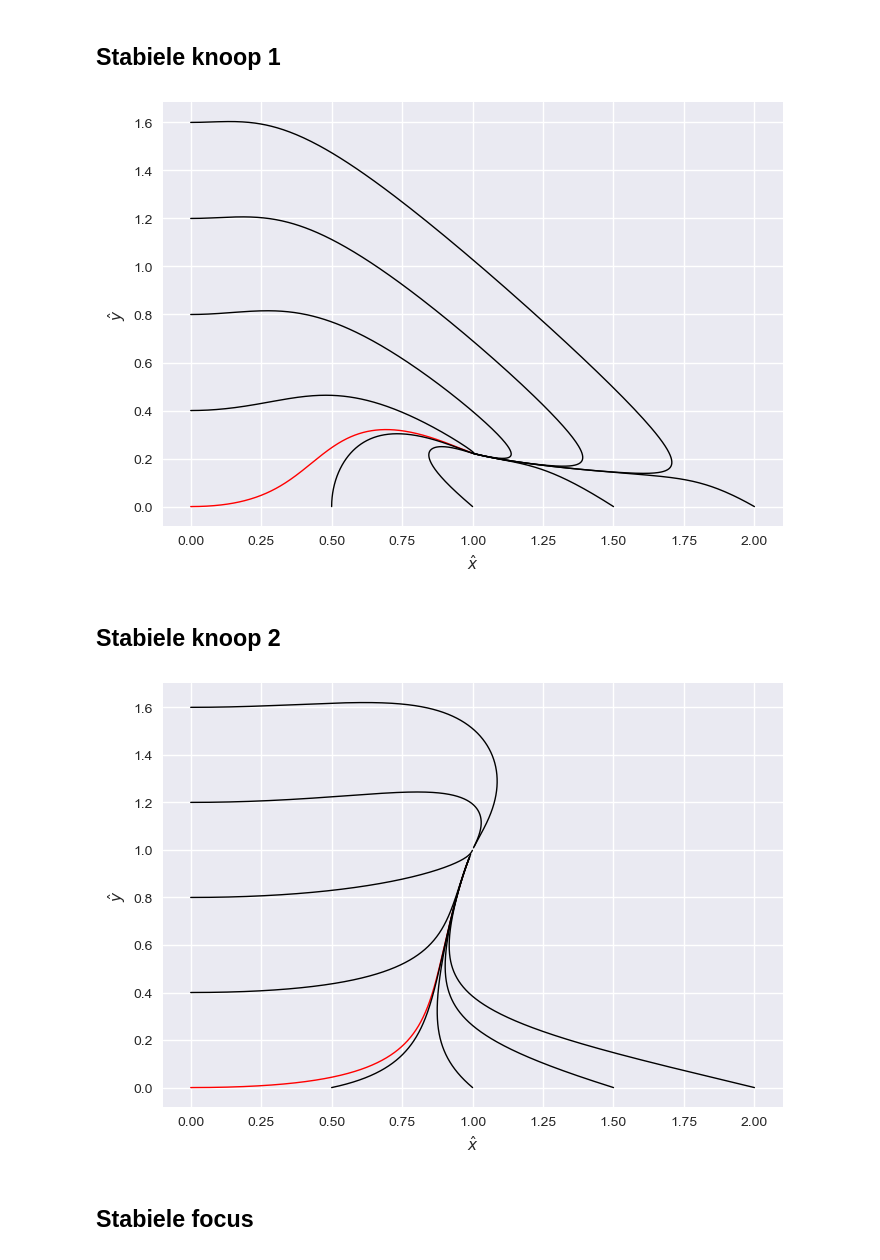
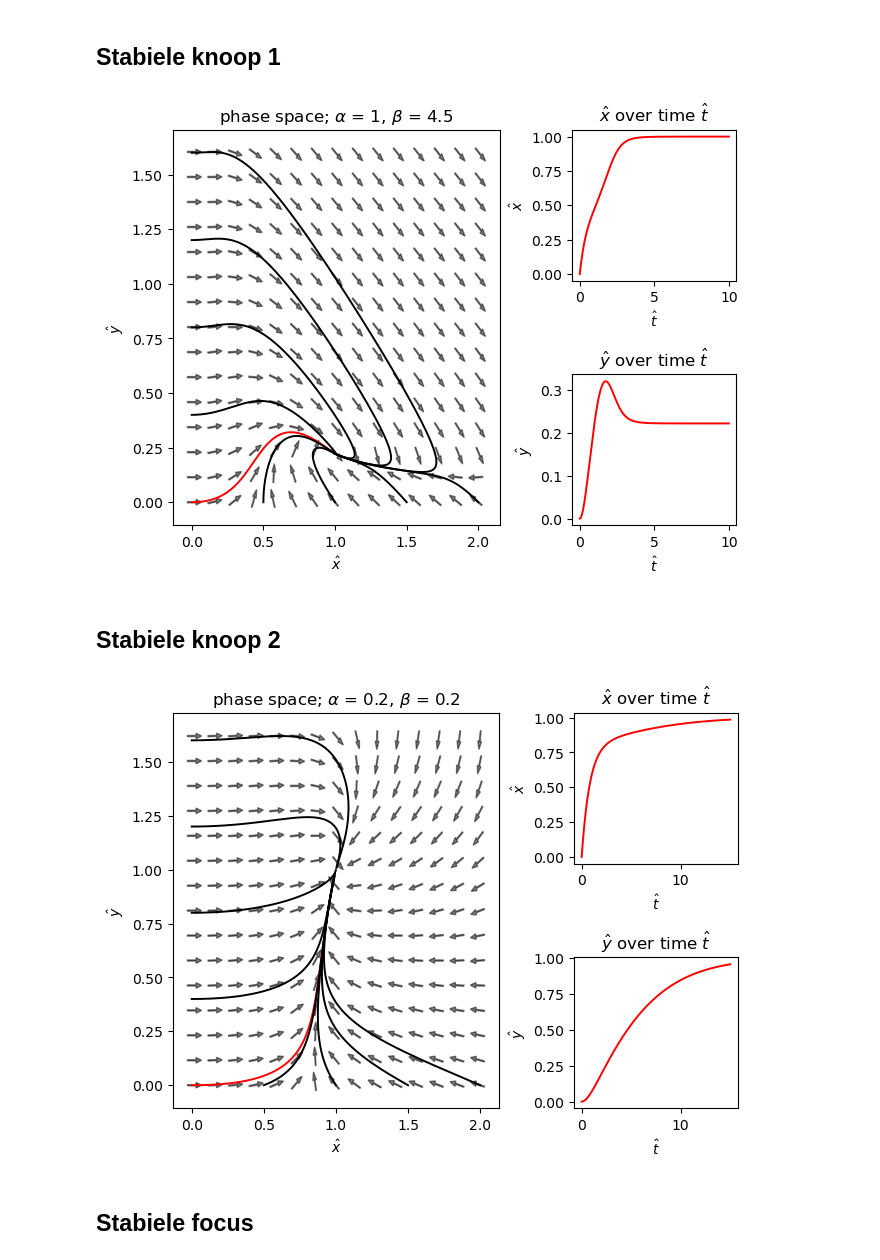
Before and after one commit to koenbres04/ChemClockCode, a Jupyter notebook: plots.ipynb, the cells around one changed output. Drawn from its saved outputs; the diff is of its cells as text; code cells hidden in the pictures.

Commit message:
new version of plots with arrows

```diff
--- a/plots.ipynb
+++ b/plots.ipynb
@@ -55,12 +135,14 @@ def main_plot(t0, t_end, initials, dfdt, a=2, b=3):
 # %%
 y0s = [0, 0.4, 0.8, 1.2, 1.6]
 x0s = [0.5, 1, 1.5, 2]
 
 inits = list(zip([0]*len(y0s), y0s)) + list(zip(x0s, [0]*len(x0s)))
 
-main_plot(0, 10, inits, chem_osc, a=1, b=4.5)
+base_mdl = Baseline_model(a=1, b=4.5, t0=0, t_end=10)
+base_mdl.get_solutions(inits, chem_osc)
+base_mdl.main_plot()
 # %% [output]
-[figure, old version]
+[figure, new version]
 # %% [markdown]
 ## Stabiele knoop 2
 # %%
@@ -69,9 +151,11 @@ x0s = [0.5, 1, 1.5, 2]
 
 inits = list(zip([0]*len(y0s), y0s)) + list(zip(x0s, [0]*len(x0s)))
 
-main_plot(0, 15, inits, chem_osc, a=0.2, b=0.2)
+base_mdl = Baseline_model(a=0.2, b=0.2, t0=0, t_end=15)
+base_mdl.get_solutions(inits, chem_osc)
+base_mdl.main_plot()
 # %% [output]
-[figure, old version]
+[figure, new version]
 # %% [markdown]
 ## Stabiele focus
 # %%
```
Also changed, not shown: parts of 10 cells of this notebook.
